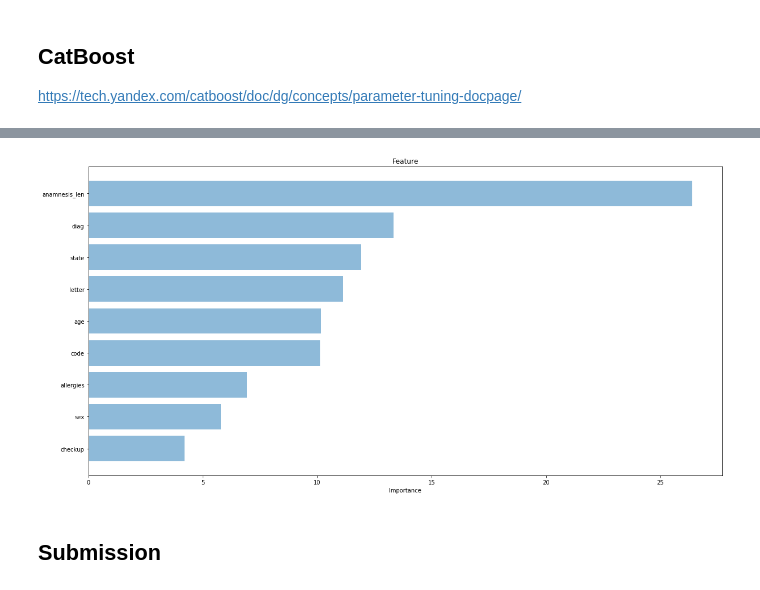
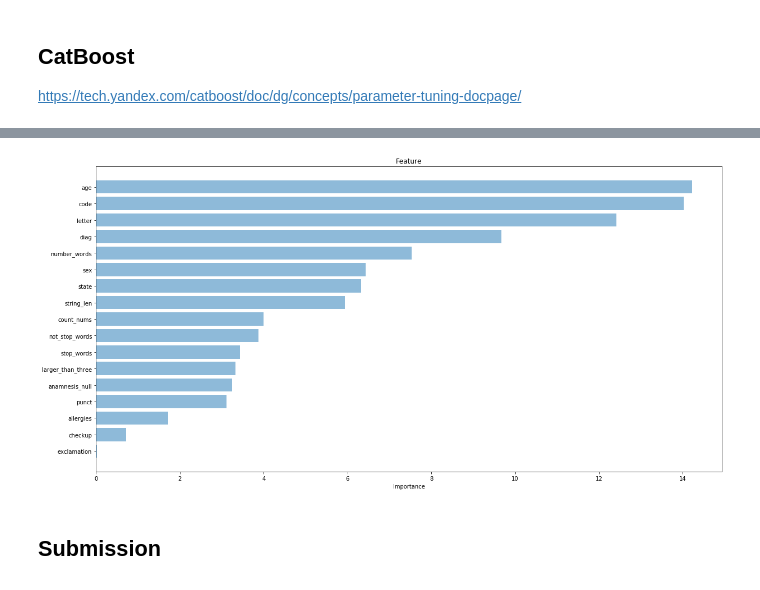
Before and after one commit to stasbel/AIHack2018, a Jupyter notebook: robomed.ipynb, the cells around one changed output, grey strips where cells are left out. Drawn from its saved outputs; the diff is of its cells as text; code cells hidden in the pictures.

```diff
--- a/robomed.ipynb
+++ b/robomed.ipynb
@@ -365,6 +382,20 @@ import catboost as cb
+# %%
+N_MODELS = 5
 # %%
-# models = [cb.CatBoostClassifier(depth=8, eval_metric='AUC', iterations=300)
-#           for _ in range(N_MODELS)]
+models = [cb.CatBoostClassifier(depth=8, eval_metric='AUC', random_seed=42,
+                                iterations=2000, od_type='Iter', od_wait=300)
+          for _ in range(N_MODELS)]
 # %%
-# def get_stack_score(X):
-#     return np.vstack((model.predict_proba(X)[:, 1] for model in models)).mean(axis=0)
+def get_stack_score(X):
+    return np.vstack((model.predict_proba(X)[:, 1] for model in models)).mean(axis=0)
+
+
+def get_f_im():
+    return np.vstack((model.feature_importances_ for model in models)).mean(axis=0)
+# %%
+for i, model in enumerate(models):
+    print(f'ITERATION NUMBER {i}')
+    X_train, X_val, y_train, y_val = train_test_split(*downsampling(X, y), test_size=0.1)
+    model.fit(X_train, y_train, cat_features=cat_features,
+              use_best_model=True, eval_set=(X_val, y_val),
+              plot=False);
@@ -424,9 +466,11 @@ def draw_importance(columns, importances, top_k=20, save_path=None):
         plt.savefig(save_path)
     plt.show()
 # %%
-draw_importance(X_train.columns, model.feature_importances_, save_path=None)
+# draw_importance(X_train.columns, model.feature_importances_, save_path=None)
-# %% [output]
-[figure, removed]
+# %%
+draw_importance(X_train.columns, get_f_im(), save_path=None)
+# %% [output]
+[figure, added]
 # %% [markdown]
 ## Submission
 # %%
```
Also changed, not shown: parts of 43 cells of this notebook, 4 other files.
